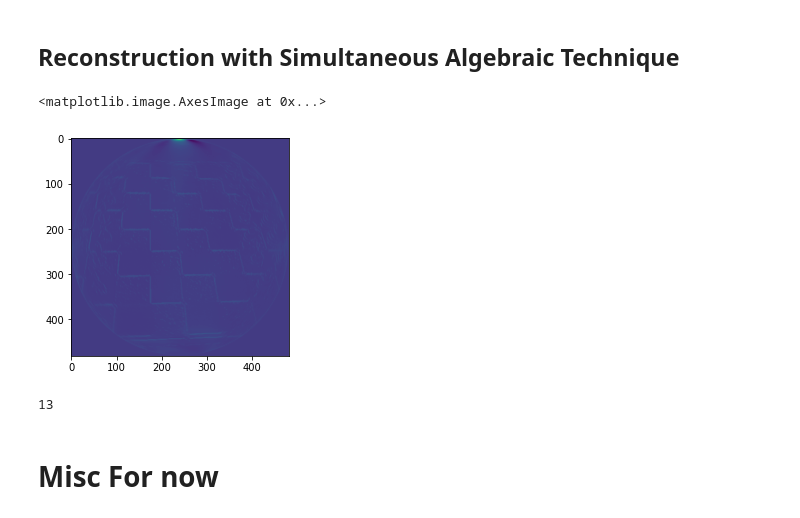
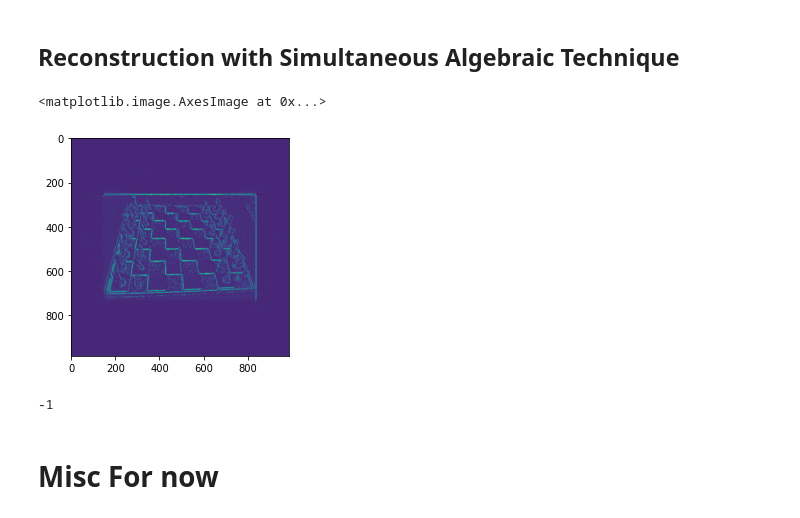
Before and after one commit to SamRapier/DigitisingChess, a Jupyter notebook: ChessBoardGridSegmentation.ipynb, the cells around one changed output. Cells and saved outputs as stored; diff of their text form; code cells hidden in the pictures.

```diff
--- a/ChessBoardGridSegmentation.ipynb
+++ b/ChessBoardGridSegmentation.ipynb
@@ -183,7 +183,7 @@ from skimage.transform import radon
 
 # theta1 = np.linspace(0., 180., max(img_canny.shape), endpoint=False)
 theta1 = np.linspace(0., 360., max(img_canny.shape),endpoint=False)
-sinogram = radon(img_canny, theta=theta1)
+sinogram = radon(img_canny, theta=theta1, circle=False)
 # %%
 import matplotlib.pyplot as plt
 
@@ -528,16 +522,16 @@ plt.imshow(reconstruction_fbp)
 # %%
 from skimage.transform import iradon_sart
 
 reconstruction_sart = iradon_sart(sinogram, theta=theta1)
-plt.imshow(reconstruction_sart)
+plt.imshow(reconstruction_sart, cmap=plt.cm.Greys_r)
 # %% [output]
 <matplotlib.image.AxesImage at 0x...>
-[figure, old version]
+[figure, new version]
 # %%
-cv2.imshow("Reconstruction", reconstruction_sart)
-cv2.waitKey(5000)
+# cv2.imshow("Reconstruction", reconstruction_sart)
+# cv2.waitKey(5000)
 # %% [output]
-13
+-1
 # %% [markdown]
 # Misc For now
 # %% [markdown]
```
Also changed, not shown: parts of 12 cells of this notebook.
